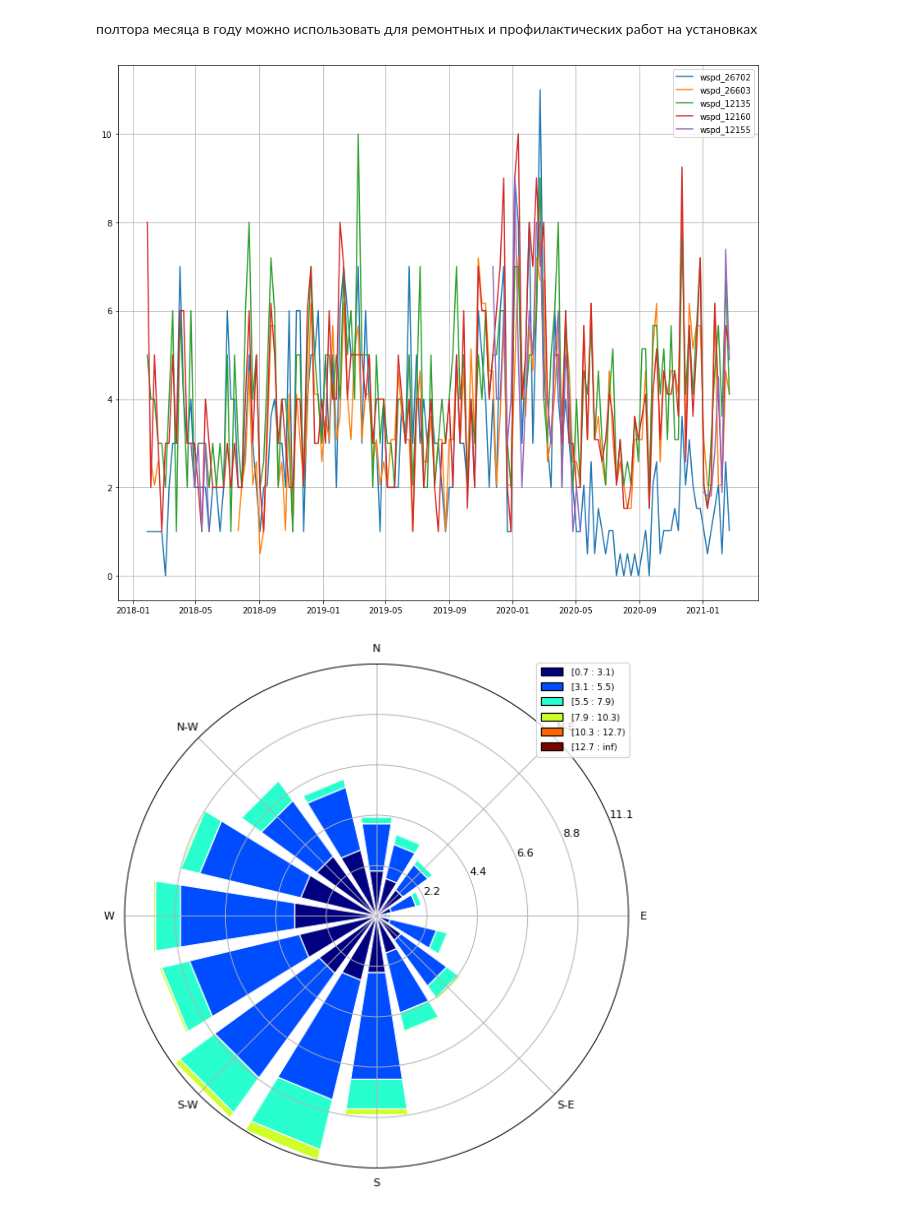
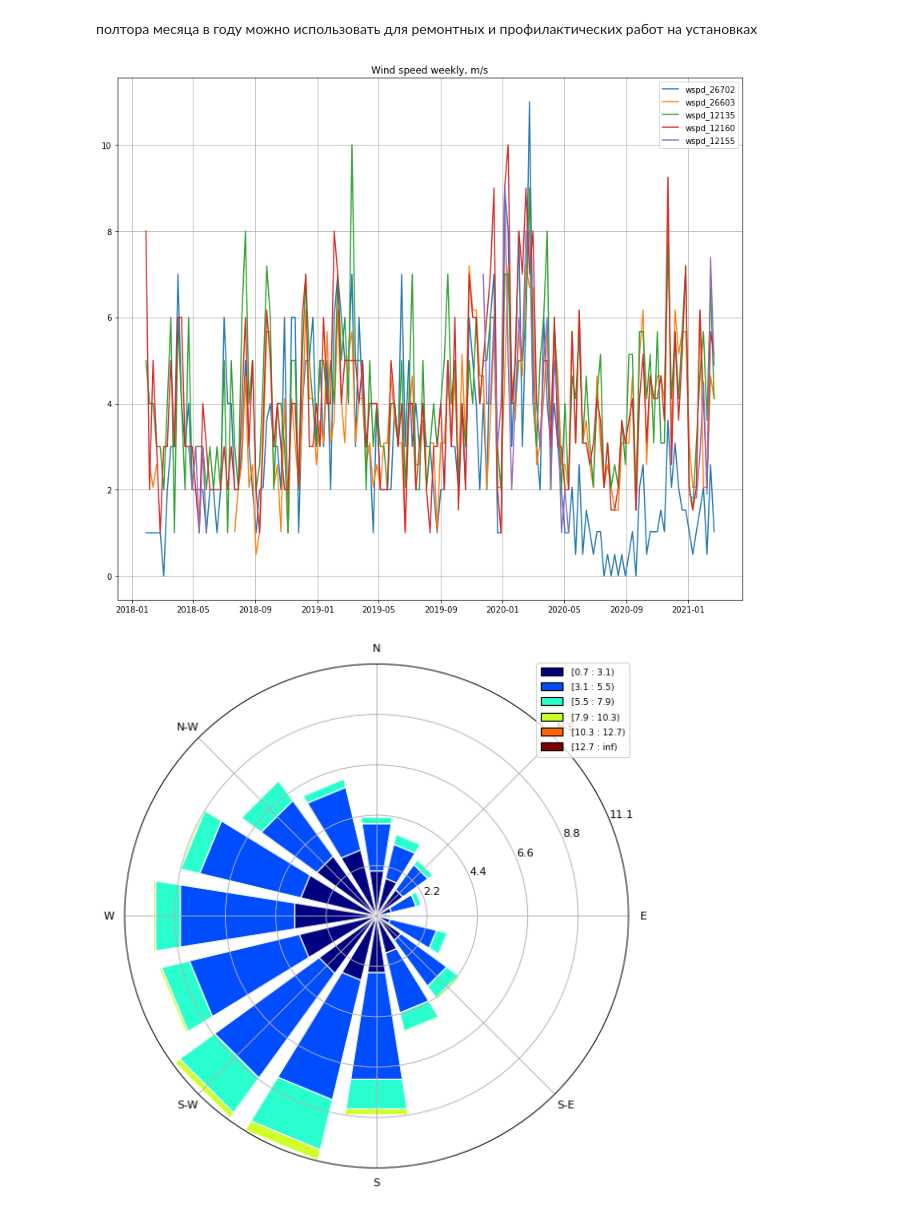
Before and after one commit to Dmitry1973/GB_Final_project, a Jupyter notebook: Final_project.ipynb, the cells around one changed output. Drawn from its saved outputs; the diff is of its cells as text; code cells hidden in the pictures.

```diff
--- a/Final_project.ipynb
+++ b/Final_project.ipynb
@@ -324,12 +324,13 @@ round(365 * d /100)
 # %%
 import matplotlib.pyplot as plt
 plt.figure(figsize=(14,12))
-plt.plot(wind_cond[col_list_spd][::168])
+plt.plot(wind_cond[col_list_spd][::168],)
 plt.legend(col_list_spd)
+plt.title('Wind speed weekly, m/s')
 plt.grid()
 plt.show()
 # %% [output]
-[figure, old version]
+[figure, new version]
 # %%
 # библиотека для построения розы ветров (направление, скорость ветра)
 # pip install windrose
```
Also changed, not shown: parts of 28 cells of this notebook.
